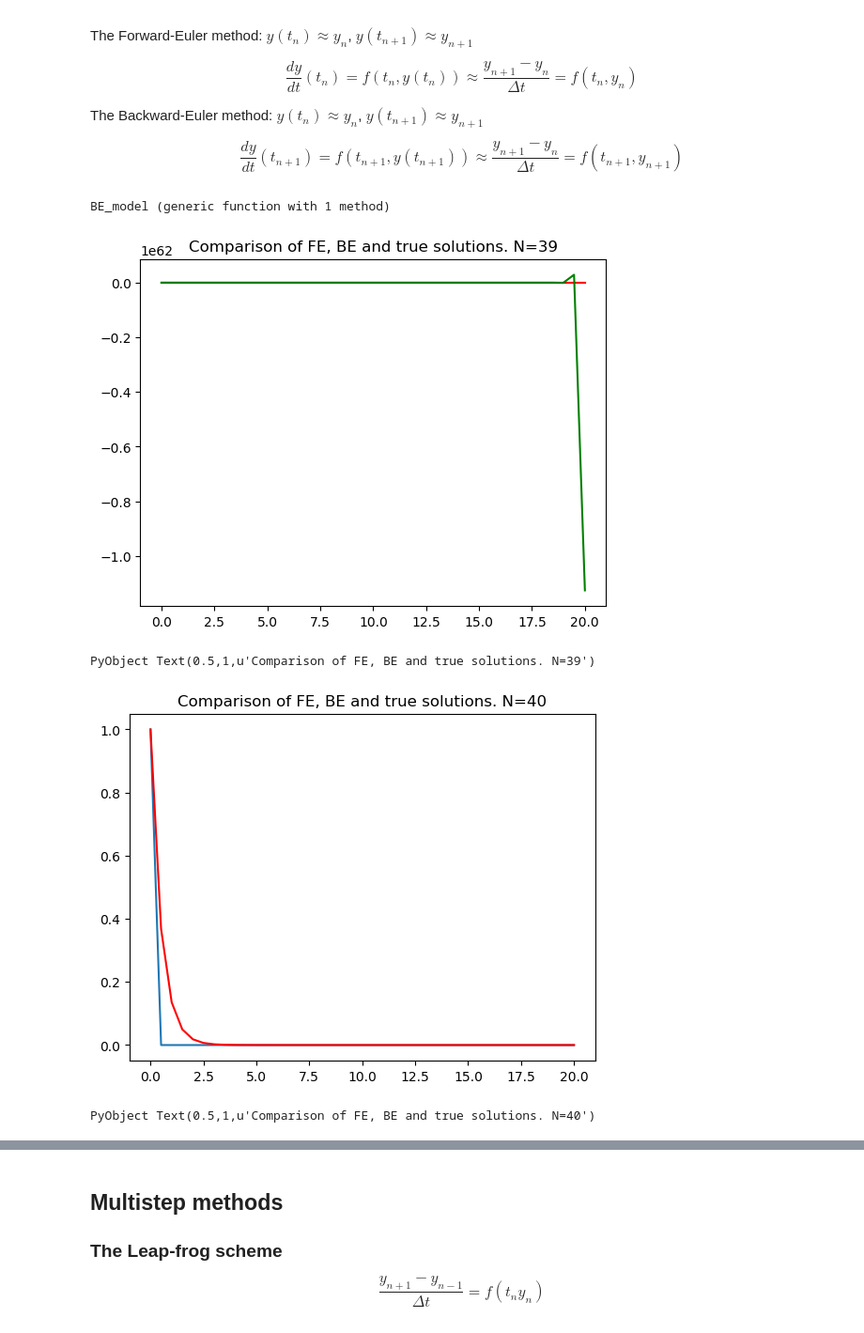
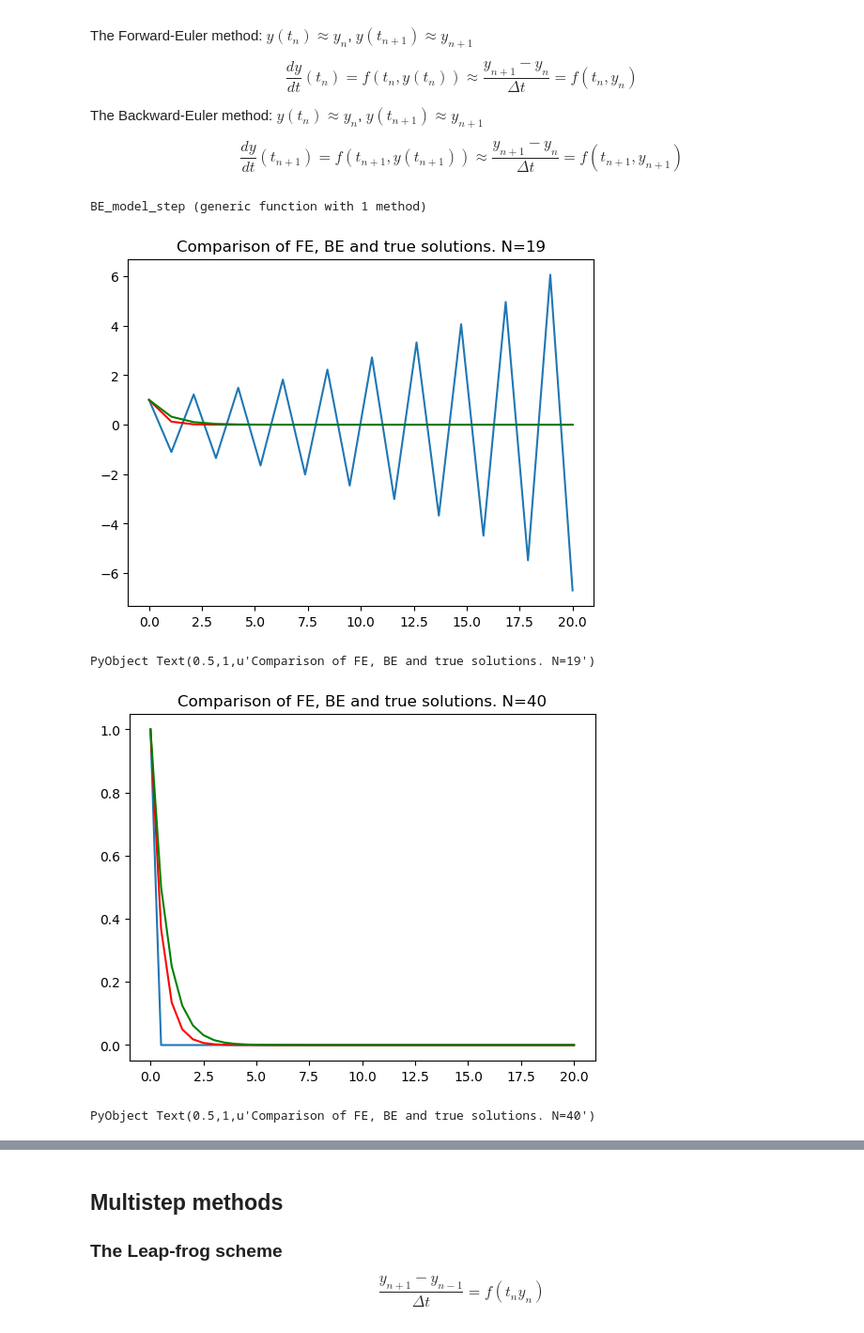
Before and after one commit to yhrtsai/M348-Fall-2017, a Jupyter notebook: NumericalMethods-for-ODEs.ipynb, the cells around one changed output, grey strips where cells are left out. Shown: that part at 94% size. Saved outputs shown, nothing was run; the diff lists cells and outputs as text; code cells hidden in the pictures.

```diff
--- a/NumericalMethods-for-ODEs.ipynb
+++ b/NumericalMethods-for-ODEs.ipynb
@@ -87,51 +87,53 @@ The Backward-Euler method: $y(t_n)\approx y_n$, $y(t_{n+1})\approx y_{n+1}$
 $$\frac{dy}{dt}(t_{n+1}) = f(t_{n+1}, y(t_{n+1})) \approx \frac{y_{n+1}-y_n}{\Delta t}=f(t_{n+1}, y_{n+1})$$
 # %%
 #implements forward-euler method for dy/dt= f(t,y), with the prescibed step size Δt
-function FE(tn, yn, f, Δt)
+function FEstep(tn, yn, f, Δt)
     yn+Δt*f(tn,yn)  # y(n+1)=yn+Δt*f(tn,yn)
 end
 
-function BE(tn, yn, f, Δt)
+function BEstep(tn, yn, f, Δt)
    #Need to solve the following equation: y(n+1) - Δtf(tn+Δt, y(n+1))=yn
 end
 
-function BE_model(tn, yn, λ, Δt) #assume that f(t,y)=λy
+function BE_model_step(tn, yn, λ, Δt) #assume that f(t,y)=λy
    yn/(1.0-Δt*λ)
 end
 # %% [output]
-BE_model (generic function with 1 method)
+BE_model_step (generic function with 1 method)
 # %%
+λ=-2.0
+
+
 f(t,y)=λ*y
 
-λ=-2.0
 
-N=39
+N=19
 tspan=linspace(0,20,N+1)
 
 #step size
 Δt=tspan[end]/N
 
-Y=zeros(Complex, N+1)
+Y_fe=zeros(Complex, N+1)
 
 #prescribe an initial condition
-Y[1]= 1.0
+Y_fe[1]= 1.0
 
-Y_be=copy(Y)
+Y_be=copy(Y_fe)
 
 for n=1:N
-    Y[n+1]=FE(tspan[n], Y[n], f, Δt)
-    Y_be[n+1]=BE_model(tspan[n], Y_be[n], λ, Δt)
+    Y_fe[n+1]=FEstep(tspan[n], Y_fe[n], f, Δt)
+    Y_be[n+1]=BE_model_step(tspan[n], Y_be[n], λ, Δt)
 end
 
-trueY=real.(Y[1]).*exp.(λ.*tspan)
+trueY=real.(Y_fe[1]).*exp.(λ.*tspan)
 
 using PyPlot
 
-plot(tspan, real.(Y))
+plot(tspan, real.(Y_fe))
 plot(tspan, real.(trueY),"r")
 plot(tspan, real.(Y_be),"g")
 
-title("Comparison of FE, BE and true solutions. N=39")
+title("Comparison of FE, BE and true solutions. N=19")
 # %% [output]
-[figure, old version]
+[figure, new version]
-PyObject Text(0.5,1,u'Comparison of FE, BE and true solutions. N=39')
+PyObject Text(0.5,1,u'Comparison of FE, BE and true solutions. N=19')
@@ -142,27 +176,26 @@ tspan=linspace(0,20,N+1)
 #step size
 Δt=tspan[end]/N
 
-Y=zeros(Complex, N+1)
+Y_fe=zeros(Complex, N+1)
 
 #prescribe an initial condition
-Y[1]= 1.0
+Y_fe[1]= 1.0
 
-Y_be=copy(Y)
+Y_be=copy(Y_fe)
 
 for n=1:N
-    Y[n+1]=FE(tspan[n], Y[n], f, Δt)
-    Y_be[n+1]=BE_model(tspan[n], Y_be[n], λ, Δt)
+    Y_fe[n+1]=FEstep(tspan[n], Y_fe[n], f, Δt)
+    Y_be[n+1]=BE_model_step(tspan[n], Y_be[n], λ, Δt)
 end
 
-trueY=real.(Y[1]).*exp.(λ.*tspan)
-
+trueY=real.(Y_fe[1]).*exp.(λ.*tspan)
 using PyPlot
 
-plot(tspan, real.(Y))
+plot(tspan, real.(Y_fe))
 plot(tspan, real.(trueY),"r")
 plot(tspan, real.(Y_be),"g")
 
 title("Comparison of FE, BE and true solutions. N=40")
 # %% [output]
-[figure, old version]
+[figure, new version]
 PyObject Text(0.5,1,u'Comparison of FE, BE and true solutions. N=40')
```
Also changed, not shown: parts of 11 cells of this notebook.
